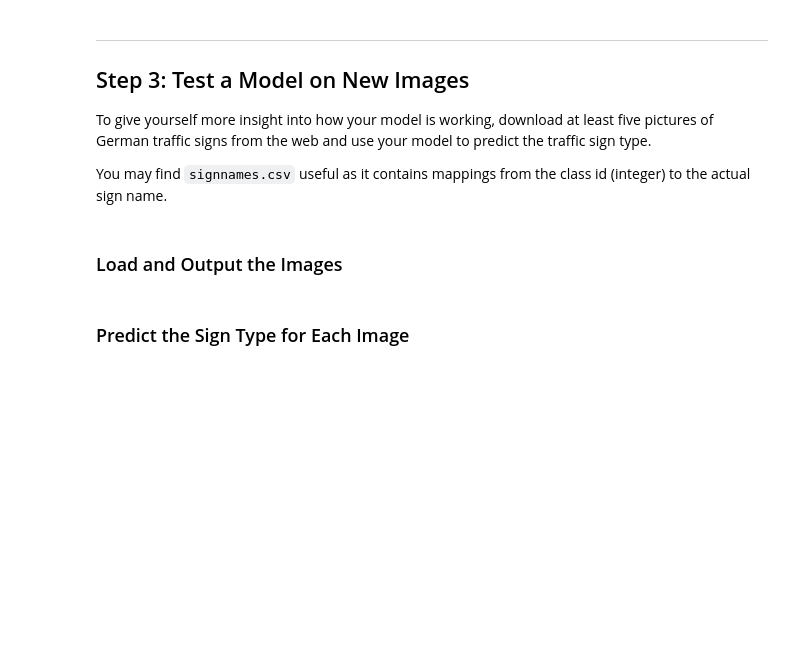
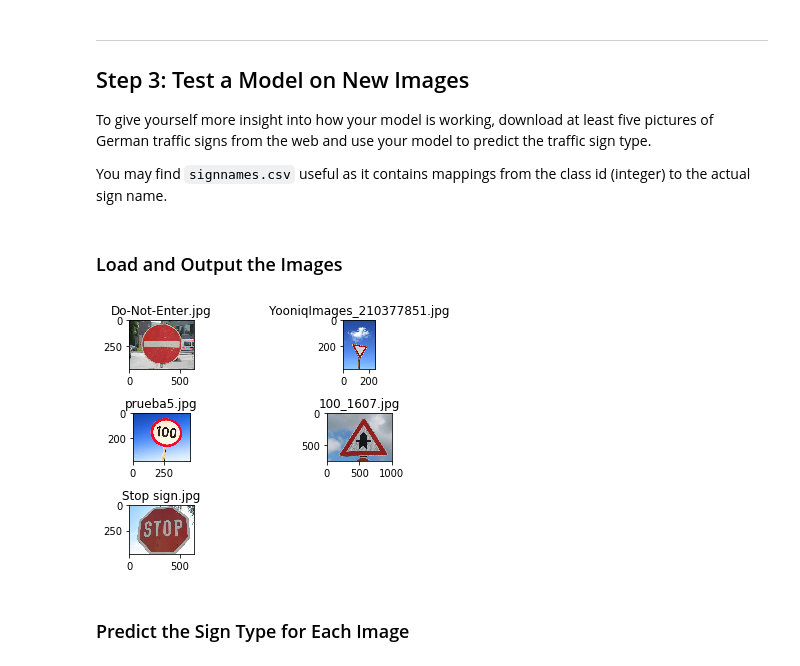
Before and after one commit to delafu/CarND-Traffic-Sign-Classifier-Project, a Jupyter notebook: Traffic_Sign_Classifier.ipynb, the cells around one changed output. Saved outputs shown, nothing was run; the diff lists cells and outputs as text; code cells hidden in the pictures; blank space fills up the shorter version.

```diff
--- a/Traffic_Sign_Classifier.ipynb
+++ b/Traffic_Sign_Classifier.ipynb
@@ -406,2 +392,15 @@ You may find `signnames.csv` useful as it contains mappings from the class id (i
+# %%
+# The images are in the test_images directory
+import os
+arr=os.listdir('test_images/')
+fig = plt.figure()
+for i in range(len(arr)):
+    a=fig.add_subplot(3,2,(i+1))
+    a.set_title(arr[i])
+    image = plt.imread('test_images/'+arr[i])
+    plt.imshow(image)
+plt.tight_layout()
+# %% [output]
+[figure, added]
 # %% [markdown]
 ### Predict the Sign Type for Each Image
```
Also changed, not shown: parts of 8 cells of this notebook, 9 other files.
